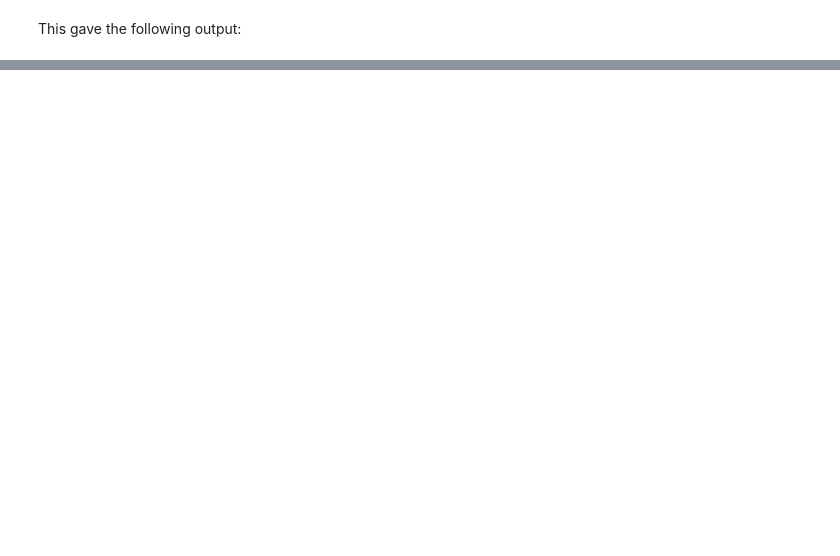
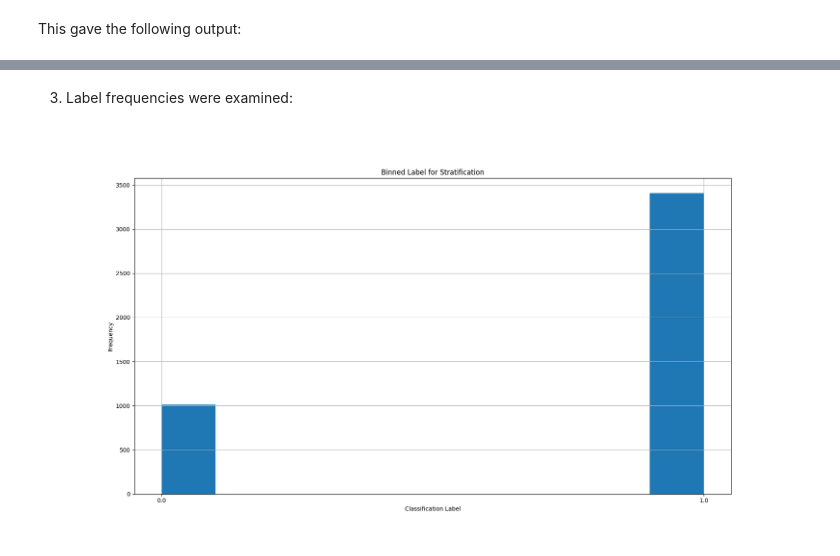
Before and after one commit to miles-mcgibbon/XGBScore, a Jupyter notebook: labbook/Labbook.ipynb, the cells around one changed output, grey strips where cells are left out. Drawn from its saved outputs; the diff is of its cells as text; code cells hidden in the pictures; blank space fills up the shorter version.

```diff
--- a/labbook/Labbook.ipynb
+++ b/labbook/Labbook.ipynb
@@ -1110,0 +1367,6 @@ For our purposes, we want to predict Ki/Kd values using classification methods.
+# %% [markdown]
+3. Label frequencies were examined:
+# %%
+Image('Images/label_binned_strat.png')
+# %% [output]
+[figure, added]
```
Also changed, not shown: parts of 75 cells of this notebook, 5 other files.
